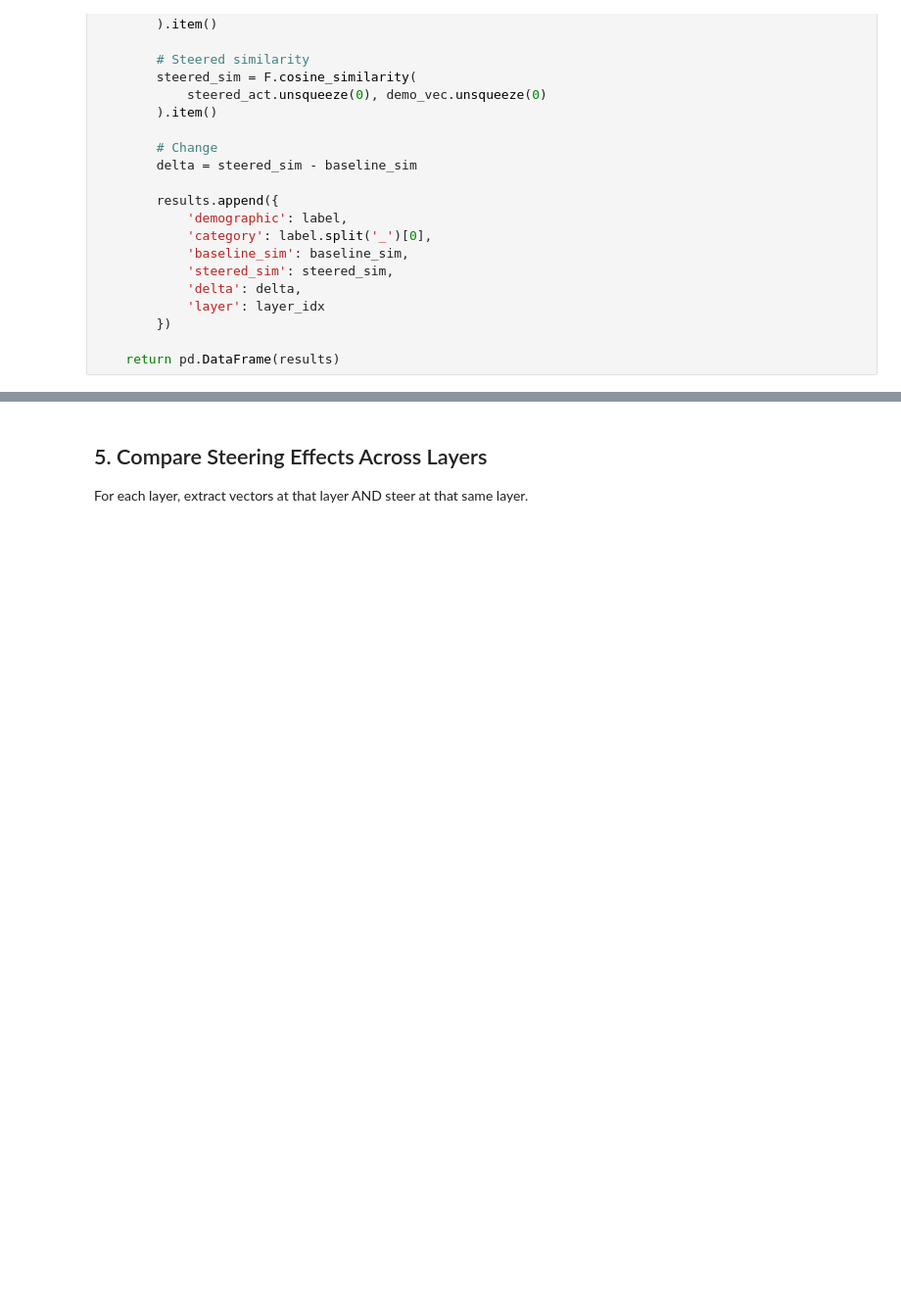
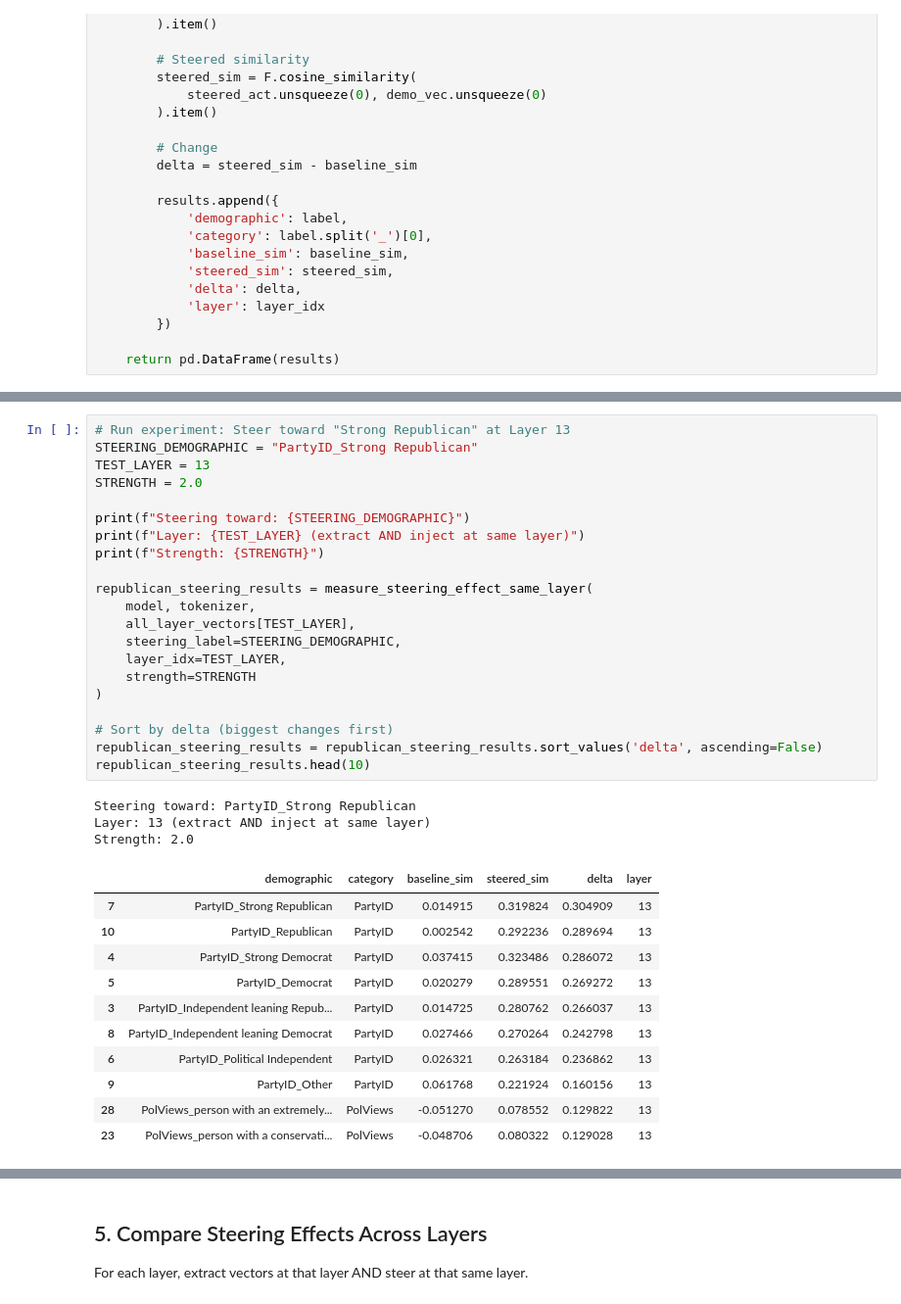
Before and after one commit to yilmajung/belief_and_llms_v0, a Jupyter notebook: 3_investigate_correlations.ipynb, the cells around one changed output, grey strips where cells are left out. Shown at 98% size. Saved outputs shown, nothing was run; the diff lists cells and outputs as text; blank space fills up the shorter version.

```diff
--- a/3_investigate_correlations.ipynb
+++ b/3_investigate_correlations.ipynb
@@ -457,0 +572,36 @@ plt.show()
+# %%
+# Run experiment: Steer toward "Strong Republican" at Layer 13
+STEERING_DEMOGRAPHIC = "PartyID_Strong Republican"
+TEST_LAYER = 13
+STRENGTH = 2.0
+
+print(f"Steering toward: {STEERING_DEMOGRAPHIC}")
+print(f"Layer: {TEST_LAYER} (extract AND inject at same layer)")
+print(f"Strength: {STRENGTH}")
+
+republican_steering_results = measure_steering_effect_same_layer(
+    model, tokenizer,
+    all_layer_vectors[TEST_LAYER],
+    steering_label=STEERING_DEMOGRAPHIC,
+    layer_idx=TEST_LAYER,
+    strength=STRENGTH
+)
+
+# Sort by delta (biggest changes first)
+republican_steering_results = republican_steering_results.sort_values('delta', ascending=False)
+republican_steering_results.head(10)
+# %% [output]
+Steering toward: PartyID_Strong Republican
+Layer: 13 (extract AND inject at same layer)
+Strength: 2.0
+|  | demographic | category | baseline_sim | steered_sim | delta | layer |
+| 7 | PartyID_Strong Republican | PartyID | 0.014915 | 0.319824 | 0.304909 | 13 |
+| 10 | PartyID_Republican | PartyID | 0.002542 | 0.292236 | 0.289694 | 13 |
+| 4 | PartyID_Strong Democrat | PartyID | 0.037415 | 0.323486 | 0.286072 | 13 |
+| 5 | PartyID_Democrat | PartyID | 0.020279 | 0.289551 | 0.269272 | 13 |
+| 3 | PartyID_Independent leaning Repub... | PartyID | 0.014725 | 0.280762 | 0.266037 | 13 |
+| 8 | PartyID_Independent leaning Democrat | PartyID | 0.027466 | 0.270264 | 0.242798 | 13 |
+| 6 | PartyID_Political Independent | PartyID | 0.026321 | 0.263184 | 0.236862 | 13 |
+| 9 | PartyID_Other | PartyID | 0.061768 | 0.221924 | 0.160156 | 13 |
+| 28 | PolViews_person with an extremely... | PolViews | -0.051270 | 0.078552 | 0.129822 | 13 |
+| 23 | PolViews_person with a conservati... | PolViews | -0.048706 | 0.080322 | 0.129028 | 13 |
```
Also changed, not shown: parts of 21 cells of this notebook.
